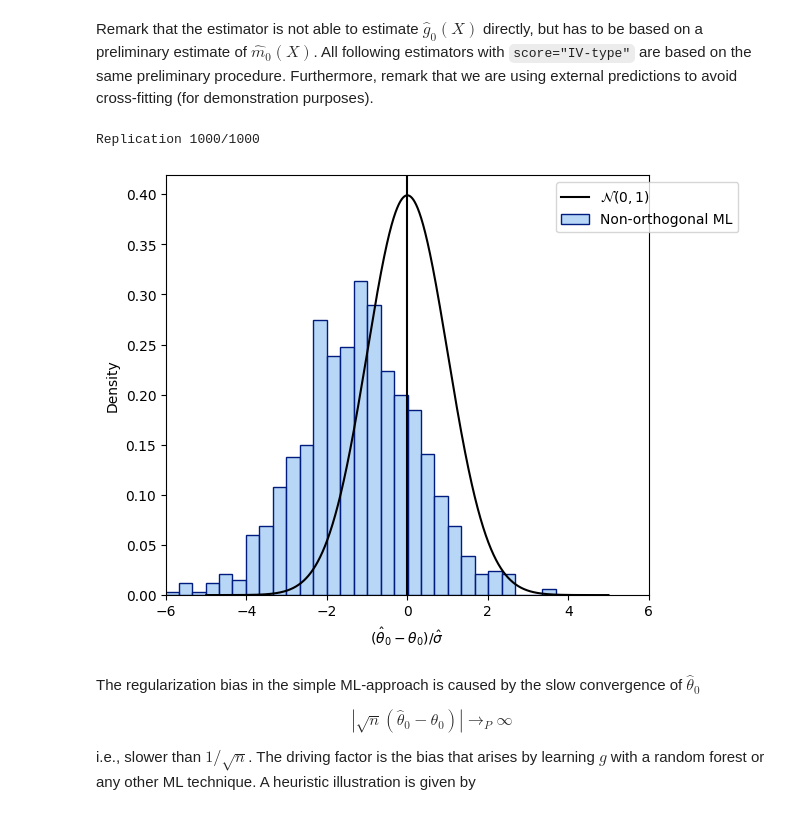
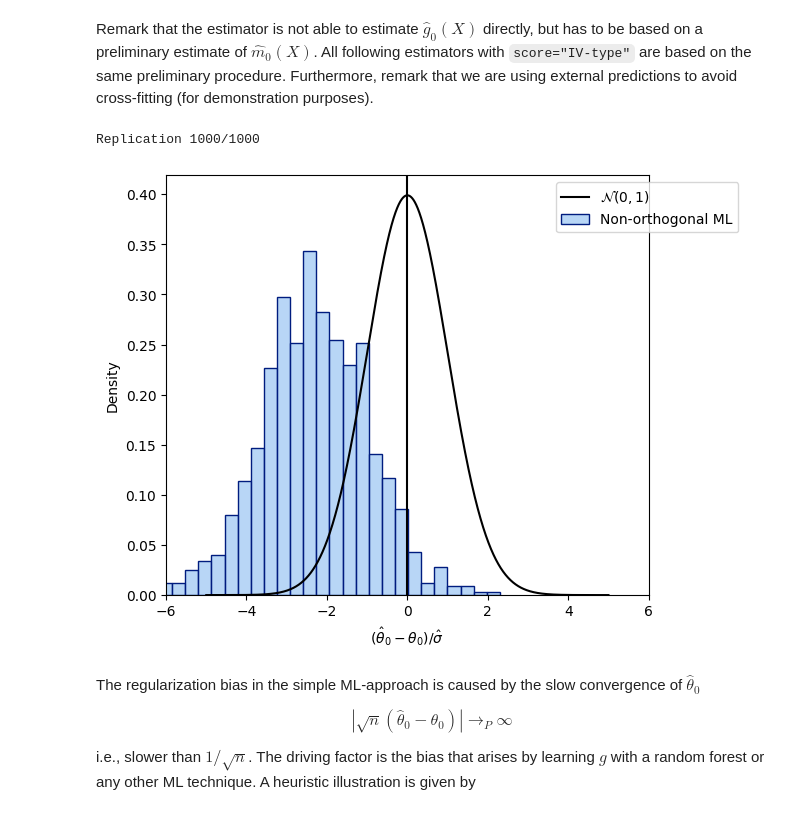
Before and after one commit to DoubleML/doubleml-docs, a Jupyter notebook: doc/examples/py_double_ml_basics.ipynb, the cells around one changed output. Cells and saved outputs as stored; diff of their text form; code cells hidden in the pictures.

```diff
--- a/doc/examples/py_double_ml_basics.ipynb
+++ b/doc/examples/py_double_ml_basics.ipynb
@@ -82,7 +82,7 @@ Remark that the estimator is not able to estimate $\hat{g}_0(X)$ directly, but h
 np.random.seed(1111)
 
 ml_l = LGBMRegressor(n_estimators=300, learning_rate=0.1)
-ml_m = LGBMRegressor(n_estimators=200, learning_rate=0.1)
+ml_m = LGBMRegressor(n_estimators=200, learning_rate=0.05)
 ml_g = clone(ml_l)
 
 theta_nonorth = np.full(n_rep, np.nan)
@@ -113,34 +113,34 @@ for i_rep in range(n_rep):
         'd': {
             'ml_l': l_hat.reshape(-1, 1),
             'ml_m': m_hat.reshape(-1, 1),
             'ml_g': g_hat.reshape(-1, 1)
         }
     }
 
     obj_dml_data = DoubleMLData.from_arrays(x[i_est, :], y[i_est], d[i_est])
     obj_dml_plr_nonorth = DoubleMLPLR(obj_dml_data,
                                     ml_l, ml_m, ml_g,
                                     n_folds=2,
                                     score=non_orth_score)
     obj_dml_plr_nonorth.fit(external_predictions=external_predictions)
     theta_nonorth[i_rep] = obj_dml_plr_nonorth.coef[0]
     se_nonorth[i_rep] = obj_dml_plr_nonorth.se[0]
 
 fig_non_orth, ax = plt.subplots(constrained_layout=True);
 ax = sns.histplot((theta_nonorth - alpha)/se_nonorth,
                 color=face_colors[0], edgecolor = edge_colors[0],
                 stat='density', bins=30, label='Non-orthogonal ML');
 ax.axvline(0., color='k');
 xx = np.arange(-5, +5, 0.001)
 yy = stats.norm.pdf(xx)
 ax.plot(xx, yy, color='k', label='$\\mathcal{N}(0, 1)$');
 ax.legend(loc='upper right', bbox_to_anchor=(1.2, 1.0));
 ax.set_xlim([-6., 6.]);
 ax.set_xlabel('$(\hat{\\theta}_0 - \\theta_0)/\hat{\sigma}$');
 plt.show()
 # %% [output]
 Replication 1000/1000
-[figure, old version]
+[figure, new version]
 # %% [markdown]
 The regularization bias in the simple ML-approach is caused by the slow convergence of $\hat{\theta}_0$
 
```
Also changed, not shown: parts of 6 cells of this notebook, 1 other file.
